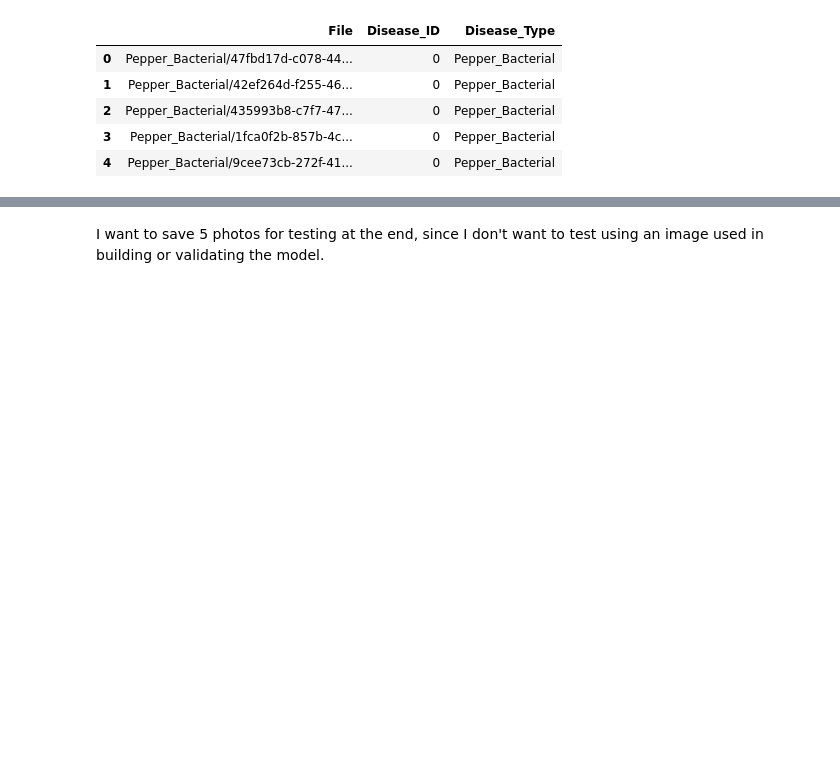
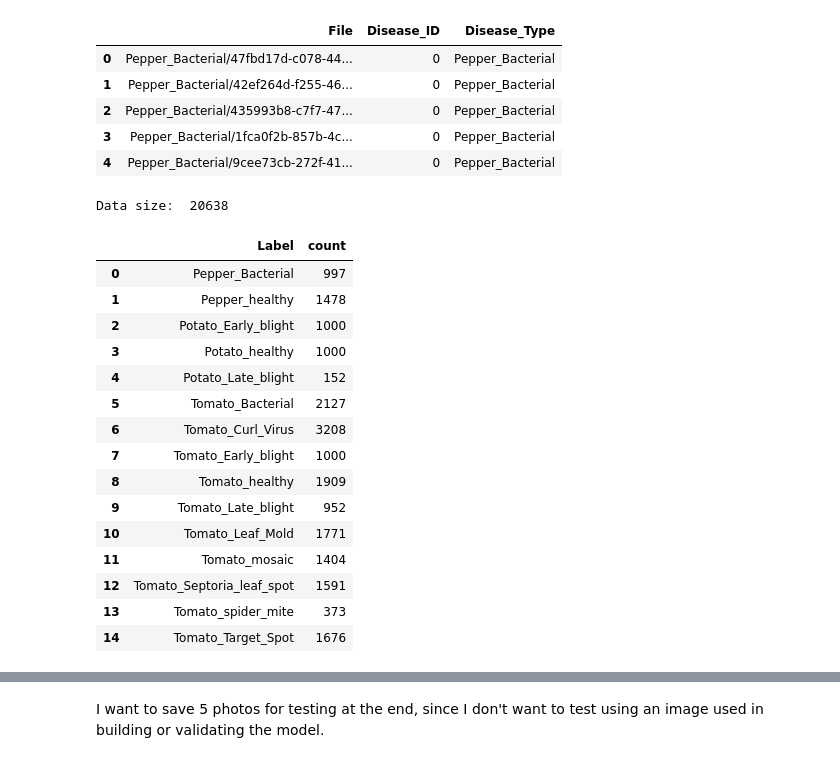
Before and after one commit to michaellaephillips/Capstone3, a Jupyter notebook: capstone3withLeNet.ipynb, the cells around one changed output, grey strips where cells are left out. Cells and saved outputs as stored; diff of their text form; code cells hidden in the pictures; blank space fills up the shorter version.

```diff
--- a/capstone3withLeNet.ipynb
+++ b/capstone3withLeNet.ipynb
@@ -37,3 +41,40 @@ train.head(5)
 | 2 | Pepper_Bacterial/435993b8-c7f7-47... | 0 | Pepper_Bacterial |
 | 3 | Pepper_Bacterial/1fca0f2b-857b-4c... | 0 | Pepper_Bacterial |
 | 4 | Pepper_Bacterial/9cee73cb-272f-41... | 0 | Pepper_Bacterial |
+# %%
+data = ImageFolder("PlantVillage/", transform=transforms.ToTensor())
+print('Data size: ',len(data))
+data.classes
+
+count = {}
+
+for i in range(len(data)):
+    _, labels = data[i]
+    label = disease_types[labels]
+    if label not in count:
+        count[label] = 1
+    elif label in count:
+        count[label] += 1
+
+df = pd.DataFrame(count, index=np.arange(1))
+df = df.transpose().reset_index()
+df.columns = ['Label', 'count']
+df
+# %% [output]
+Data size:  20638
+|  | Label | count |
+| 0 | Pepper_Bacterial | 997 |
+| 1 | Pepper_healthy | 1478 |
+| 2 | Potato_Early_blight | 1000 |
+| 3 | Potato_healthy | 1000 |
+| 4 | Potato_Late_blight | 152 |
+| 5 | Tomato_Bacterial | 2127 |
+| 6 | Tomato_Curl_Virus | 3208 |
+| 7 | Tomato_Early_blight | 1000 |
+| 8 | Tomato_healthy | 1909 |
+| 9 | Tomato_Late_blight | 952 |
+| 10 | Tomato_Leaf_Mold | 1771 |
+| 11 | Tomato_mosaic | 1404 |
+| 12 | Tomato_Septoria_leaf_spot | 1591 |
+| 13 | Tomato_spider_mite | 373 |
+| 14 | Tomato_Target_Spot | 1676 |
```
Also changed, not shown: parts of 21 cells of this notebook.
